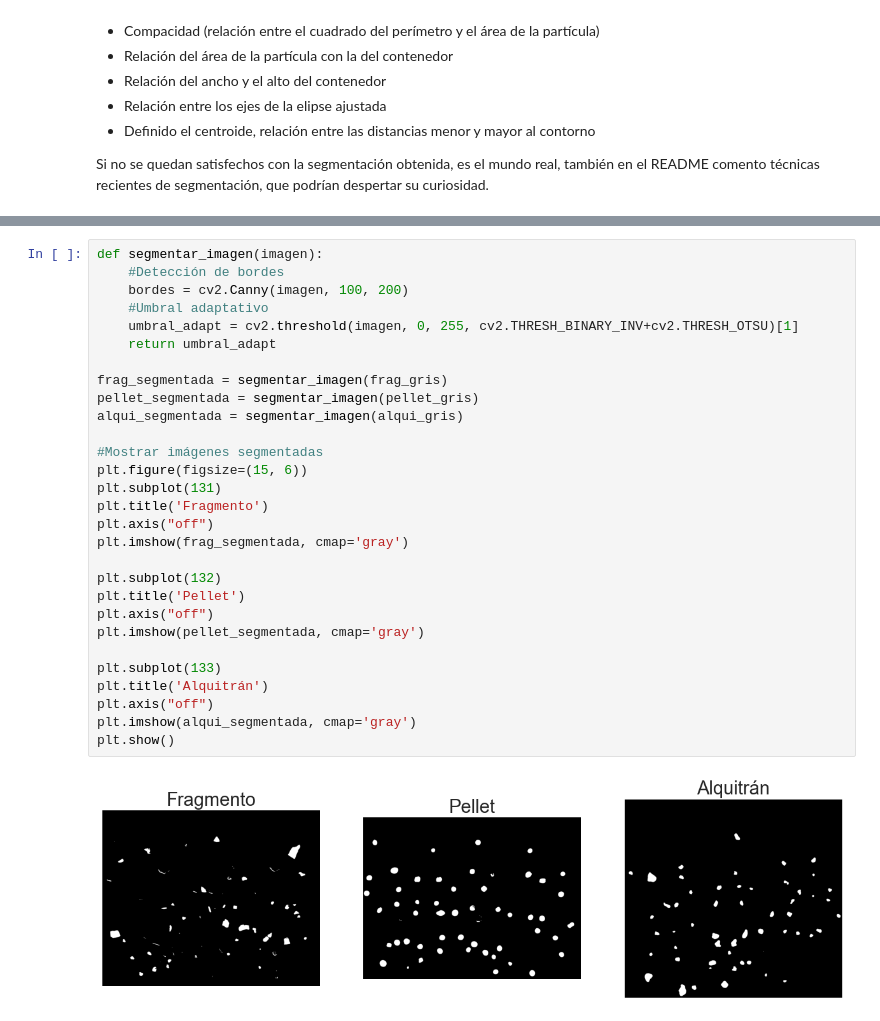
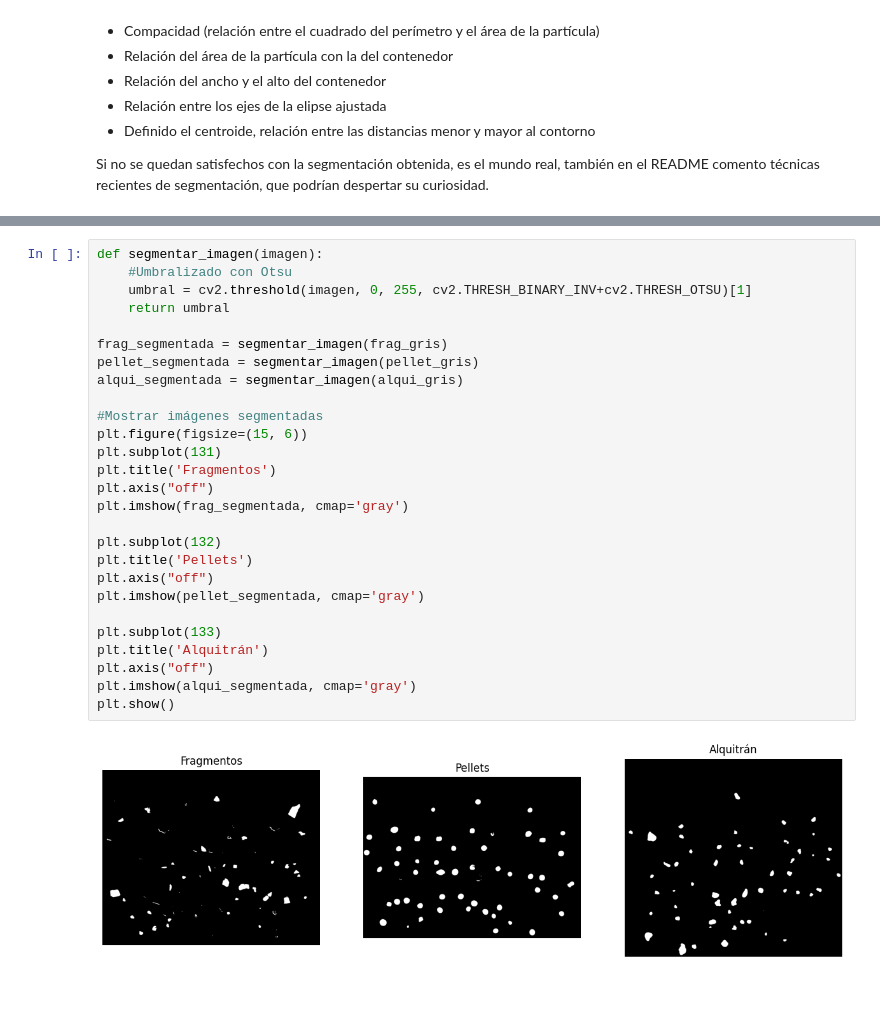
Before and after one commit to Tiago1615/VC-3, a Jupyter notebook: VC_P3.ipynb, the cells around one changed output, grey strips where cells are left out. Drawn from its saved outputs; the diff is of its cells as text; blank space fills up the shorter version.

```diff
--- a/VC_P3.ipynb
+++ b/VC_P3.ipynb
@@ -388,33 +418,31 @@ plt.show()
 # %%
 def segmentar_imagen(imagen):
-    #Detección de bordes
-    bordes = cv2.Canny(imagen, 100, 200)
-    #Umbral adaptativo
-    umbral_adapt = cv2.threshold(imagen, 0, 255, cv2.THRESH_BINARY_INV+cv2.THRESH_OTSU)[1]
-    return umbral_adapt
+    #Umbralizado con Otsu
+    umbral = cv2.threshold(imagen, 0, 255, cv2.THRESH_BINARY_INV+cv2.THRESH_OTSU)[1]
+    return umbral
 
 frag_segmentada = segmentar_imagen(frag_gris)
 pellet_segmentada = segmentar_imagen(pellet_gris)
 alqui_segmentada = segmentar_imagen(alqui_gris)
 
 #Mostrar imágenes segmentadas
 plt.figure(figsize=(15, 6))
 plt.subplot(131)
-plt.title('Fragmento')
+plt.title('Fragmentos')
 plt.axis("off")
 plt.imshow(frag_segmentada, cmap='gray')
 
 plt.subplot(132)
-plt.title('Pellet')
+plt.title('Pellets')
 plt.axis("off")
 plt.imshow(pellet_segmentada, cmap='gray')
 
 plt.subplot(133)
 plt.title('Alquitrán')
 plt.axis("off")
 plt.imshow(alqui_segmentada, cmap='gray')
 plt.show()
 # %% [output]
-[figure, old version]
+[figure, new version]
 # %%
 def clasificar(imagen_segmentada):
```
Also changed, not shown: parts of 6 cells of this notebook.
